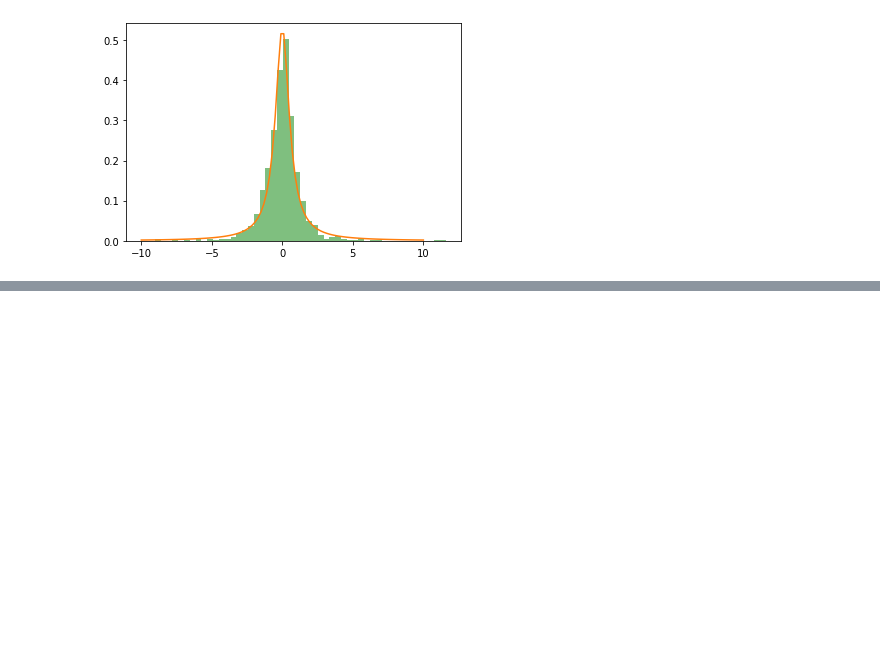
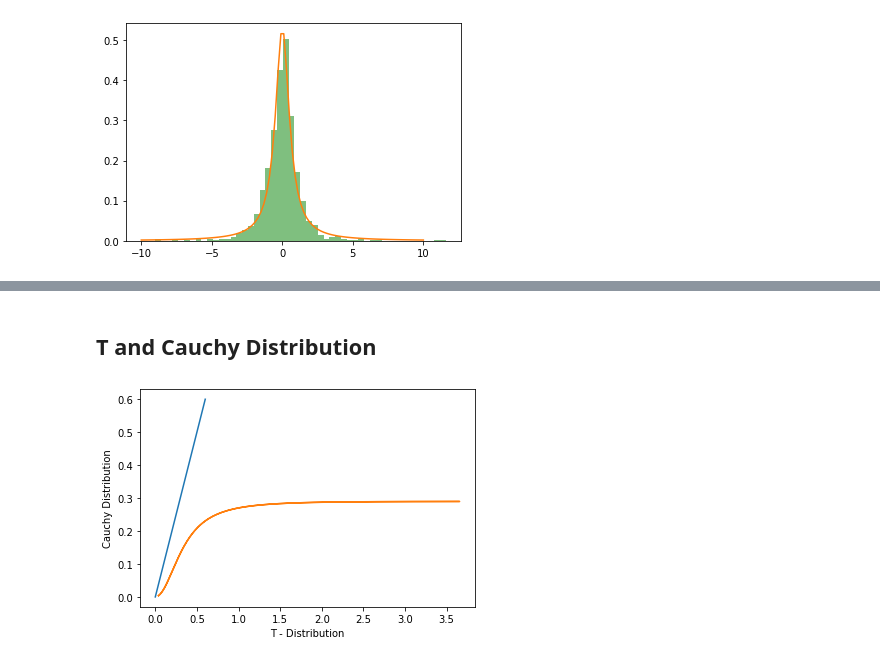
Before and after one commit to sid573/MA471-SAFD, a Jupyter notebook: Assignment_1/Assignment_1b.ipynb, the cells around one changed output, grey strips where cells are left out. Drawn from its saved outputs; the diff is of its cells as text; code cells hidden in the pictures; blank space fills up the shorter version.

```diff
--- a/Assignment_1/Assignment_1b.ipynb
+++ b/Assignment_1/Assignment_1b.ipynb
@@ -143,0 +176,10 @@ plt.show()
+# %% [markdown]
+## T and Cauchy Distribution
+# %%
+plt.plot(y,y)
+plt.plot(t,cauchy)
+plt.xlabel("T - Distribution")
+plt.ylabel("Cauchy Distribution")
+plt.show()
+# %% [output]
+[figure, added]
```
Also changed, not shown: parts of 12 cells of this notebook.
